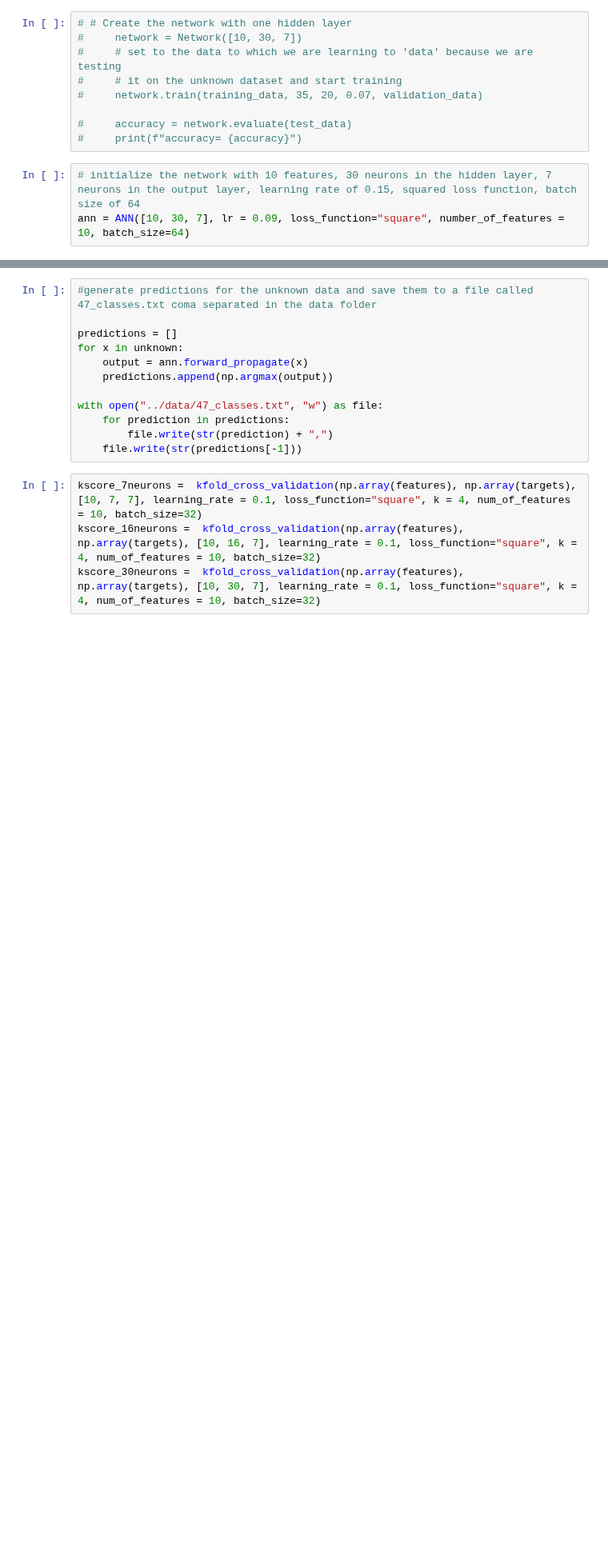
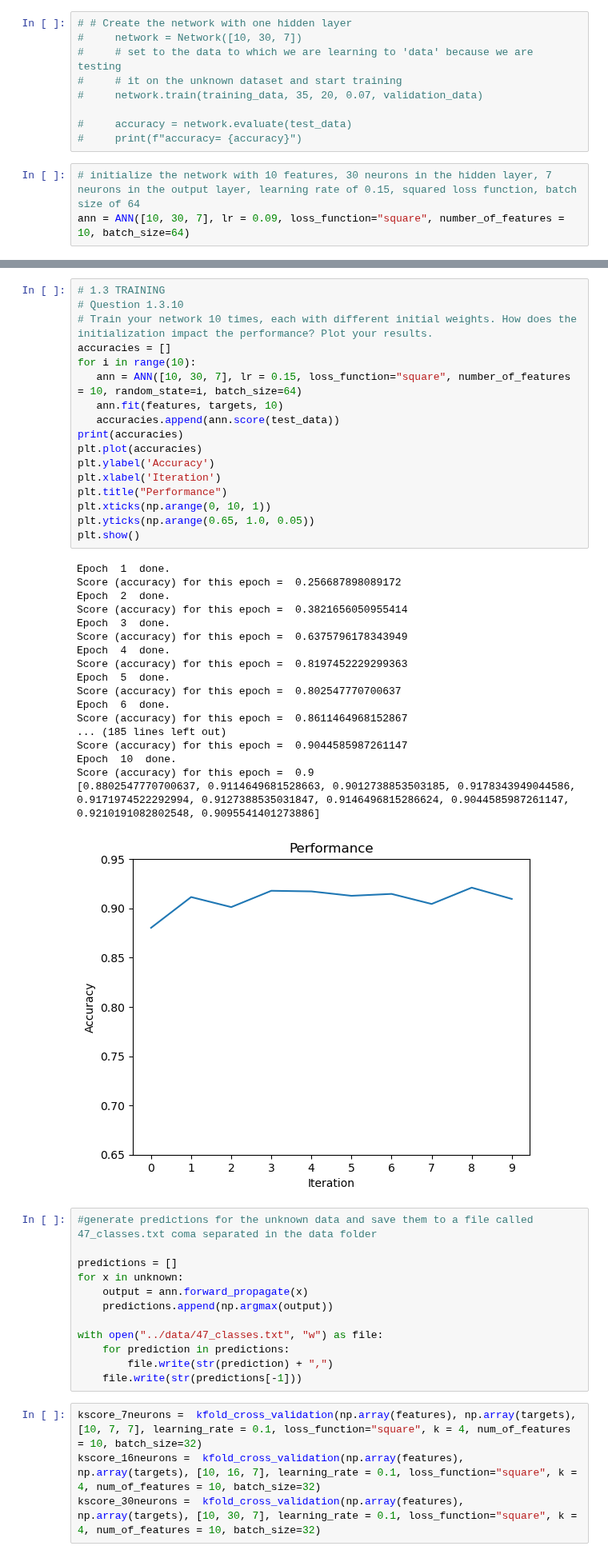
Before and after one commit to Howieboss02/Computational-Intelligence-ACO-ANN, a Jupyter notebook: src/Main.ipynb, the cells around one changed output, grey strips where cells are left out. Shown at 80% size. Saved outputs shown, nothing was run; the diff lists cells and outputs as text; blank space fills up the shorter version.

```diff
--- a/src/Main.ipynb
+++ b/src/Main.ipynb
@@ -112,3 +131,39 @@ accuracy= 0.9114649681528663
+# %%
+# 1.3 TRAINING
+# Question 1.3.10
+# Train your network 10 times, each with different initial weights. How does the initialization impact the performance? Plot your results.
+accuracies = []
+for i in range(10):
+   ann = ANN([10, 30, 7], lr = 0.15, loss_function="square", number_of_features = 10, random_state=i, batch_size=64)
+   ann.fit(features, targets, 10)
+   accuracies.append(ann.score(test_data))
+print(accuracies)
+plt.plot(accuracies)
+plt.ylabel('Accuracy')
+plt.xlabel('Iteration')
+plt.title("Performance")
+plt.xticks(np.arange(0, 10, 1))
+plt.yticks(np.arange(0.65, 1.0, 0.05))
+plt.show()
+# %% [output]
+Epoch  1  done.
+Score (accuracy) for this epoch =  0.256687898089172
+Epoch  2  done.
+Score (accuracy) for this epoch =  0.3821656050955414
+Epoch  3  done.
+Score (accuracy) for this epoch =  0.6375796178343949
+Epoch  4  done.
+Score (accuracy) for this epoch =  0.8197452229299363
+Epoch  5  done.
+Score (accuracy) for this epoch =  0.802547770700637
+Epoch  6  done.
+Score (accuracy) for this epoch =  0.8611464968152867
+... (185 lines left out)
+Score (accuracy) for this epoch =  0.9044585987261147
+Epoch  10  done.
+Score (accuracy) for this epoch =  0.9
+[0.8802547770700637, 0.9114649681528663, 0.9012738853503185, 0.9178343949044586, 0.9171974522292994, 0.9127388535031847, 0.9146496815286624, 0.9044585987261147, 0.9210191082802548, 0.9095541401273886]
+[figure, added]
 # %%
 #generate predictions for the unknown data and save them to a file called 47_classes.txt coma separated in the data folder
 
```
Also changed, not shown: parts of 10 cells of this notebook, 2 other files.
